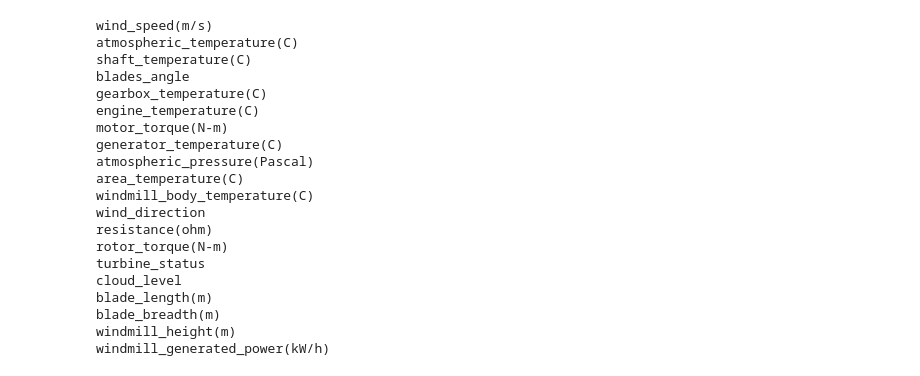
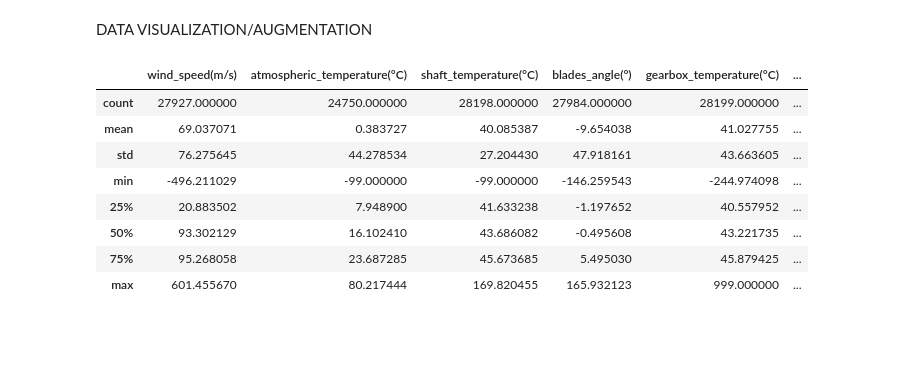
Before and after one commit to Evan-Burch/Windmill-Power-Prediction, a Jupyter notebook: windmill.ipynb, the cells around one changed output. Saved outputs shown, nothing was run; the diff lists cells and outputs as text; code cells hidden in the pictures; blank space fills up the shorter version.

```diff
--- a/windmill.ipynb
+++ b/windmill.ipynb
@@ -16,60 +16,0 @@ from sklearn.model_selection import GridSearchCV, RandomizedSearchCV
-# %%
-data = pd.read_csv("train.csv")
-# tracking_id
-# datetime
-# wind_speed(m/s)
-# atmospheric_temperature(C)
-# shaft_temperature(C)
-# blades_angle
-# gearbox_temperature(C)
-# engine_temperature(C)
-# motor_torque(N-m)
-# generator_temperature(C)
-# atmospheric_pressure(Pascal)
-# area_temperature(C)
-# windmill_body_temperature(C)
-# wind_direction
-# resistance(ohm)
-# rotor_torque(N-m)
-# turbine_status
-# cloud_level
-# blade_length(m)
-# blade_breadth(m)
-# windmill_height(m)
-# windmill_generated_power(kW/h)
-
-#stat = data.describe()
-data = data.drop("tracking_id",axis=1)
-data = data.drop("datetime",axis=1)
-data = data.dropna()
-# report = ProfileReport(data, title = "report", explorative=True)
-# report.to_file("report.html")
-
-for col in data.columns:
-  print(col)
-
-# target = "windmill_generated_power(kW/h)"
-# x = data.drop(target,axis=1)
-# y = data[target]
-# x_train, x_test, y_train, y_test = train_test_split(x, y, test_size=0.2, random_state=2024)
-# %% [output]
-wind_speed(m/s)
-atmospheric_temperature(C)
-shaft_temperature(C)
-blades_angle
-gearbox_temperature(C)
-engine_temperature(C)
-motor_torque(N-m)
-generator_temperature(C)
-atmospheric_pressure(Pascal)
-area_temperature(C)
-windmill_body_temperature(C)
-wind_direction
-resistance(ohm)
-rotor_torque(N-m)
-turbine_status
-cloud_level
-blade_length(m)
-blade_breadth(m)
-windmill_height(m)
-windmill_generated_power(kW/h)
@@ -75,0 +23,14 @@ windmill_generated_power(kW/h)
+# %% [markdown]
+DATA VISUALIZATION/AUGMENTATION
+# %%
+data.describe()
+# %% [output]
+|  | wind_speed(m/s) | atmospheric_temperature(°C) | shaft_temperature(°C) | blades_angle(°) | gearbox_temperature(°C) | ... |
+| count | 27927.000000 | 24750.000000 | 28198.000000 | 27984.000000 | 28199.000000 | ... |
+| mean | 69.037071 | 0.383727 | 40.085387 | -9.654038 | 41.027755 | ... |
+| std | 76.275645 | 44.278534 | 27.204430 | 47.918161 | 43.663605 | ... |
+| min | -496.211029 | -99.000000 | -99.000000 | -146.259543 | -244.974098 | ... |
+| 25% | 20.883502 | 7.948900 | 41.633238 | -1.197652 | 40.557952 | ... |
+| 50% | 93.302129 | 16.102410 | 43.686082 | -0.495608 | 43.221735 | ... |
+| 75% | 95.268058 | 23.687285 | 45.673685 | 5.495030 | 45.879425 | ... |
+| max | 601.455670 | 80.217444 | 169.820455 | 165.932123 | 999.000000 | ... |
```
Also changed, not shown: parts of 44 cells of this notebook.
